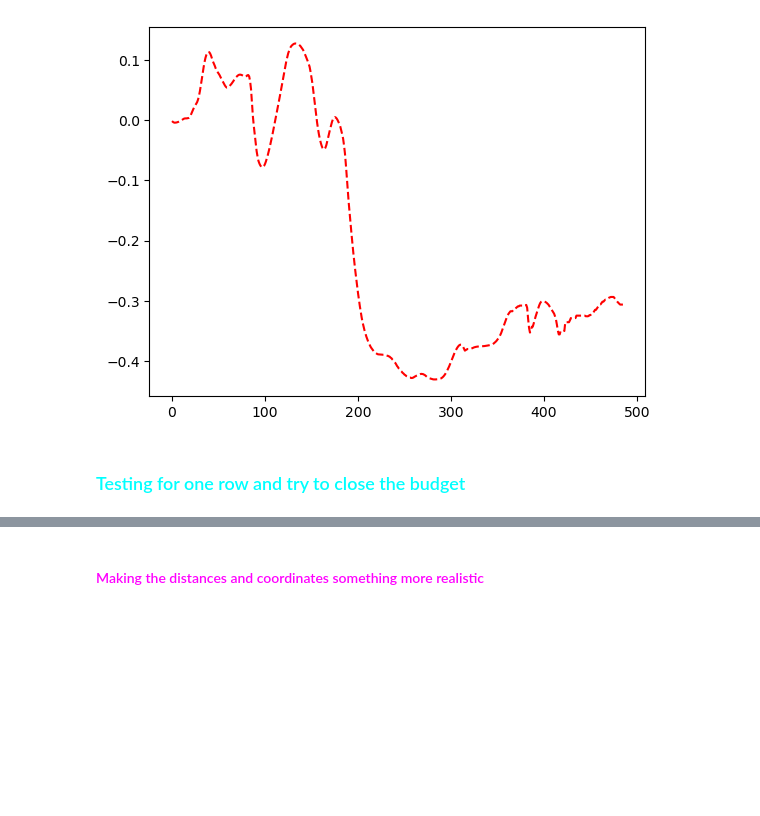
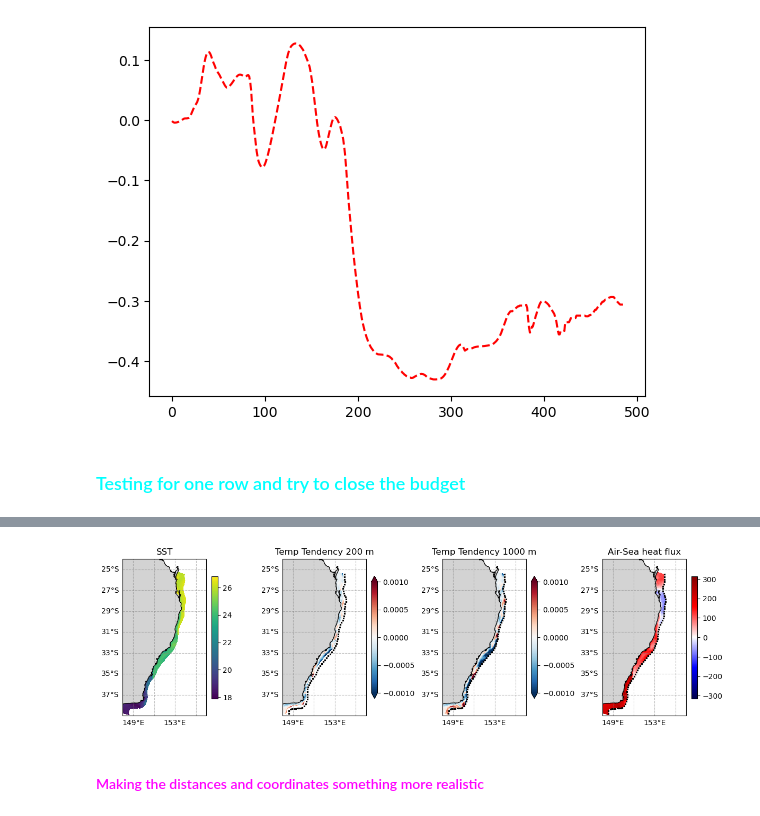
Before and after one commit to fncsobral/waom_notebook, a Jupyter notebook: OHB_shelf/Cross-1500m/testing.ipynb, the cells around one changed output, grey strips where cells are left out. Drawn from its saved outputs; the diff is of its cells as text; code cells hidden in the pictures; blank space fills up the shorter version.

```diff
--- a/OHB_shelf/Cross-1500m/testing.ipynb
+++ b/OHB_shelf/Cross-1500m/testing.ipynb
@@ -1375,7 +1375,7 @@ from cartopy.feature import NaturalEarthFeature as NEF
 
 def make_map():
     projection=ccrs.PlateCarree()
-    ncols=3
+    ncols=4
     fig, AX = plt.subplots(ncols=ncols, figsize=(12, 8),
                         subplot_kw=dict(projection=projection))
 
@@ -1426,27 +1461,36 @@ Coordinates: (12/23)
 # %%
 fig, ax = make_map()
 
 
 plot0 = ds_metric.temp.where(h<1000).isel(s_rho=-1, ocean_time=0).plot(ax=ax[0], x='lon_rho', y='lat_rho',
-                                                                       cbar_kwargs={'shrink': 0.5}); ax[0].set_title('SST')
+                                                                       cbar_kwargs={'shrink': 0.3}); ax[0].set_title('SST')
 
 plot1 = my_int_temp_rate.where(h<200).plot(ax=ax[1], x='lon_rho', y='lat_rho',
-                                           cbar_kwargs={'shrink': 0.5},
+                                           cbar_kwargs={'shrink': 0.3},
                                            vmin=-0.001, vmax=0.001,
-                                           cmap='RdBu_r'); ax[1].set_title('200 m');
+                                           cmap='RdBu_r'); ax[1].set_title('Temp Tendency 200 m');
 ax[1].plot(lon_along_contour[::5], lat_along_contour[::5], 'xk', markersize=2)
 
 plot2 = my_int_temp_rate.where(h<1000).plot(ax=ax[2], x='lon_rho', y='lat_rho',
-                                            cbar_kwargs={'shrink': 0.5},
+                                            cbar_kwargs={'shrink': 0.3},
                                             vmin=-0.001, vmax=0.001,
-                                            ); ax[2].set_title('1000 m');
+                                            cmap='RdBu_r'); ax[2].set_title('Temp Tendency 1000 m');
 ax[2].plot(lon_along_contour[::5], lat_along_contour[::5], 'xk', markersize=2)
+
+plot3 = ds_metric.shflux.where(h<1000).isel(ocean_time=0).plot(ax=ax[3], x='lon_rho', y='lat_rho',
+                                            cbar_kwargs={'shrink': 0.3},
+                                            cmap='seismic'); ax[3].set_title('Air-Sea heat flux');
+ax[3].plot(lon_along_contour[::5], lat_along_contour[::5], 'xk', markersize=2)
 
 plot0.colorbar.set_label('')
 plot1.colorbar.set_label('')
 plot2.colorbar.set_label('')
+plot3.colorbar.set_label('')
+
 
 fig.tight_layout()
+# %% [output]
+[figure, added]
 # %% [markdown]
 #### <span style="color:magenta">Making the distances and coordinates something more realistic</span>
 # %%
```
Also changed, not shown: parts of 1 cell of this notebook.
